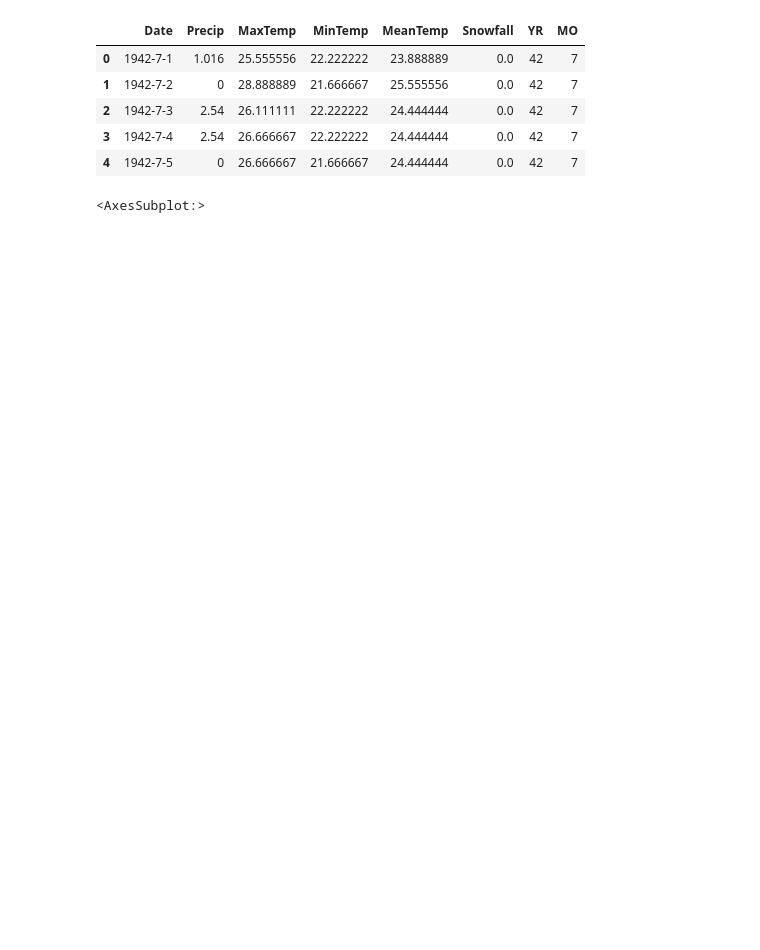
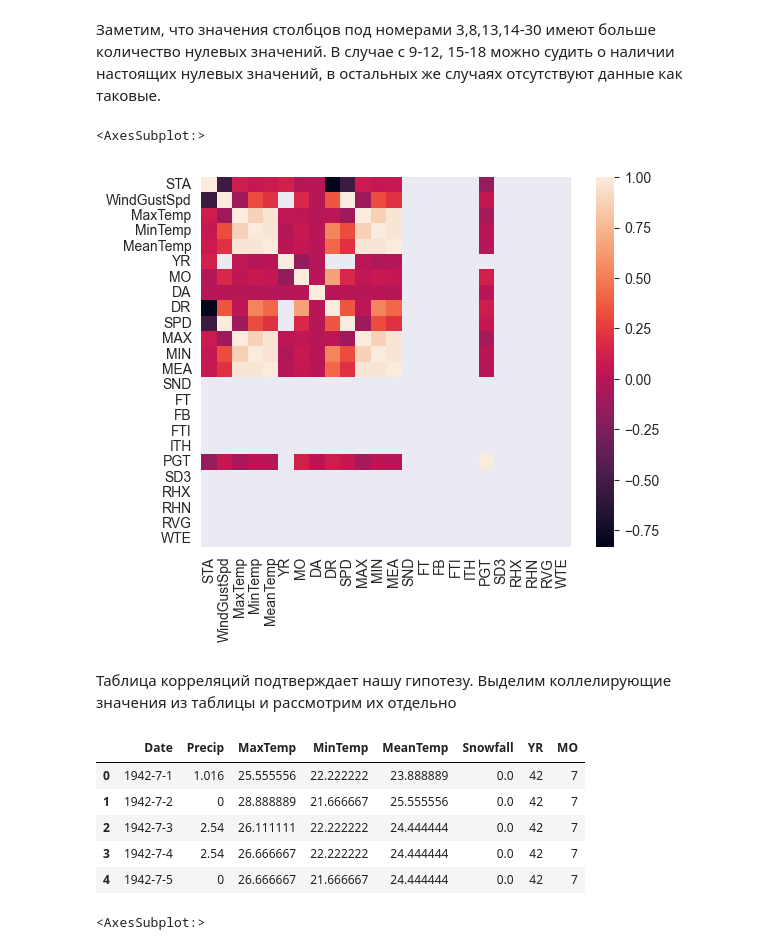
Before and after one commit to LlirikOknessu/MachineLearningCourseLabs, a Jupyter notebook: Martynov/Analyze.ipynb, the cells around one changed output. Saved outputs shown, nothing was run; the diff lists cells and outputs as text; code cells hidden in the pictures; blank space fills up the shorter version.

```diff
--- a/Martynov/Analyze.ipynb
+++ b/Martynov/Analyze.ipynb
@@ -18,3 +46,13 @@ df.head()
+# %% [markdown]
+Заметим, что значения столбцов под номерами 3,8,13,14-30 имеют больше количество нулевых значений. В случае с 9-12, 15-18 можно судить о наличии настоящих нулевых значений, в остальных же случаях отсутствуют данные как таковые.
+# %%
+corr = df.corr()
+sns.heatmap(corr, square=True)
+# %% [output]
+<AxesSubplot:>
+[figure, added]
+# %% [markdown]
+Таблица корреляций подтверждает нашу гипотезу. Выделим коллелирующие значения из таблицы и рассмотрим их отдельно
 # %%
 df = df[['Date', 'Precip', 'MaxTemp', 'MinTemp', 'MeanTemp', 'Snowfall', 'YR', 'MO']]
 df.head()
```
Also changed, not shown: parts of 13 cells of this notebook, 12 other files.
